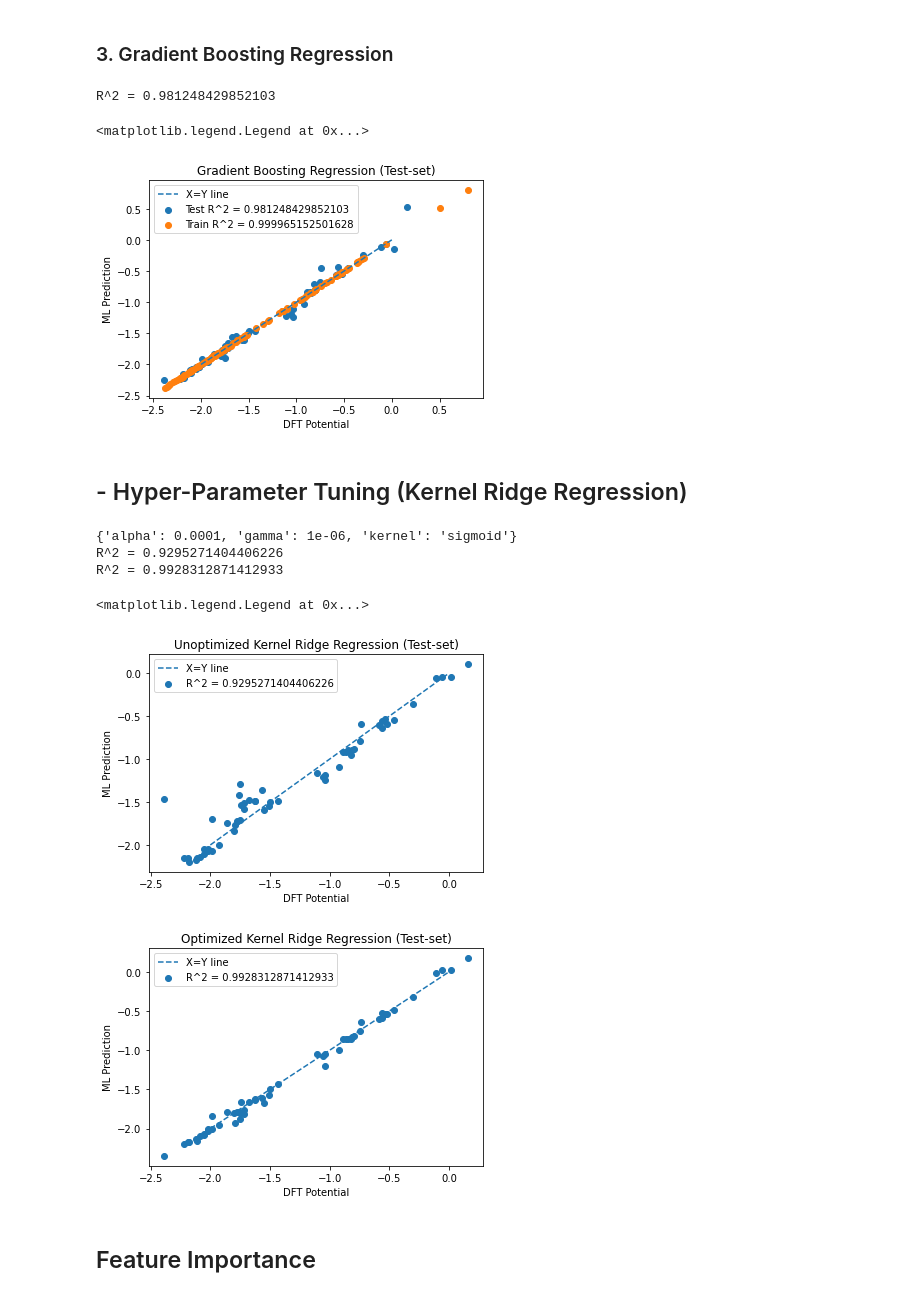
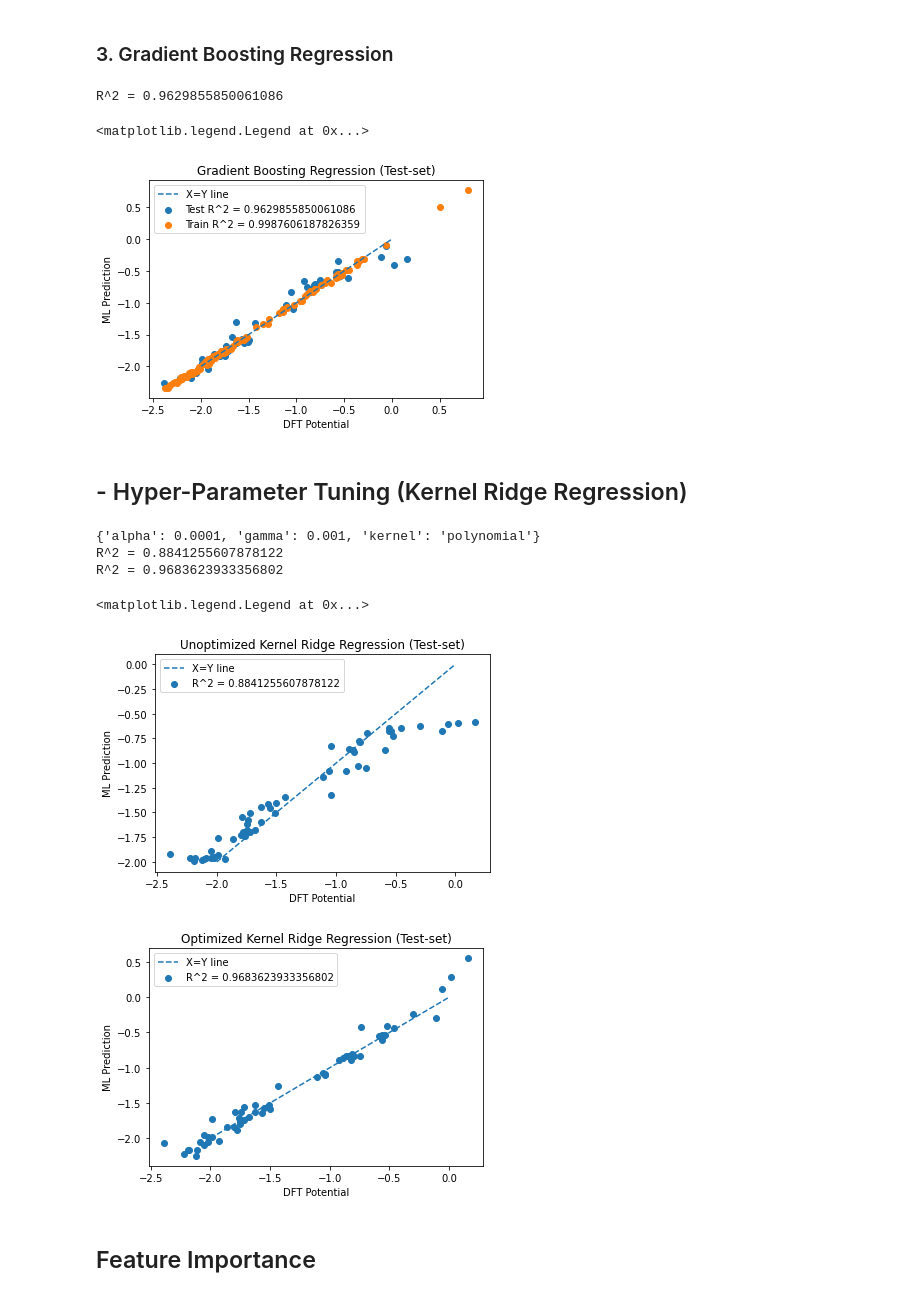
Before and after one commit to siddharth-ncl-work/miscellaneous, a Jupyter notebook: machine_learning_project_ideas/1/Fingerprint/model_training.ipynb, the cells around one changed output. Saved outputs shown, nothing was run; the diff lists cells and outputs as text; code cells hidden in the pictures.

```diff
--- a/machine_learning_project_ideas/1/Fingerprint/model_training.ipynb
+++ b/machine_learning_project_ideas/1/Fingerprint/model_training.ipynb
@@ -194,12 +182,12 @@ R^2 = 0.9034994698449496
 # %%
 from sklearn.ensemble import GradientBoostingRegressor
 
-gbr=GradientBoostingRegressor().fit(X_train_scaled, y_train)
+gbr=GradientBoostingRegressor().fit(X_train_scaled_fp, y_train)
 
-y_pred=gbr.predict(X_test_scaled)
+y_pred=gbr.predict(X_test_scaled_fp)
 r2=r2_score(y_test,y_pred)
 
-y_pred_train=gbr.predict(X_train_scaled)
+y_pred_train=gbr.predict(X_train_scaled_fp)
 r2_train=r2_score(y_train,y_pred_train)
 
 print(f'R^2 = {r2}')
@@ -213,9 +201,9 @@ plt.scatter(y_train,y_pred_train,label=f'Train R^2 = {r2_train}')
 
 plt.legend()
 # %% [output]
-R^2 = 0.981248429852103
+R^2 = 0.9629855850061086
 <matplotlib.legend.Legend at 0x...>
-[figure, old version]
+[figure, new version]
 # %% [markdown]
 ## - Hyper-Parameter Tuning (Kernel Ridge Regression)
 # %%
@@ -237,42 +225,42 @@ krr_gs = GridSearchCV(estimator,
                   refit='neg_mean_squared_error',
                   return_train_score=True,
                   cv=10,
                   verbose=1,
                   n_jobs=-1
                  )
-krr_gs.fit(X_train_scaled, y_train)
+krr_gs.fit(X_train_scaled_fp, y_train)
 display.clear_output()
 print(krr_gs.best_params_)
 
 plt.figure()
-krr_reg = KernelRidge(kernel='rbf').fit(X_train_scaled, y_train)
-y_pred=krr_reg.predict(X_test_scaled)
+krr_reg = KernelRidge(kernel='rbf').fit(X_train_scaled_fp, y_train)
+y_pred=krr_reg.predict(X_test_scaled_fp)
 r2=r2_score(y_test,y_pred)
 print(f'R^2 = {r2}')
 plt.scatter(y_test,y_pred,label=f'R^2 = {r2}')
 plt.plot(np.linspace(-2,0),np.linspace(-2,0),ls='dashed',label='X=Y line')
 plt.xlabel('DFT Potential')
 plt.ylabel('ML Prediction')
 plt.title('Unoptimized Kernel Ridge Regression (Test-set)')
 plt.legend()
 
 plt.figure()
-y_pred=krr_gs.best_estimator_.predict(X_test_scaled)
+y_pred=krr_gs.best_estimator_.predict(X_test_scaled_fp)
 r2=r2_score(y_test,y_pred)
 print(f'R^2 = {r2}')
 plt.scatter(y_test,y_pred,label=f'R^2 = {r2}')
 plt.plot(np.linspace(-2,0),np.linspace(-2,0),ls='dashed',label='X=Y line')
 plt.xlabel('DFT Potential')
 plt.ylabel('ML Prediction')
 plt.title('Optimized Kernel Ridge Regression (Test-set)')
 plt.legend()
 # %% [output]
-{'alpha': 0.0001, 'gamma': 1e-06, 'kernel': 'sigmoid'}
-R^2 = 0.9295271404406226
-R^2 = 0.9928312871412933
+{'alpha': 0.0001, 'gamma': 0.001, 'kernel': 'polynomial'}
+R^2 = 0.8841255607878122
+R^2 = 0.9683623933356802
 <matplotlib.legend.Legend at 0x...>
-[figure, old version]
+[figure, new version]
-[figure, old version]
+[figure, new version]
 # %% [markdown]
 ## Feature Importance
 # %%
```
Also changed, not shown: parts of 17 cells of this notebook, 6 other files.
